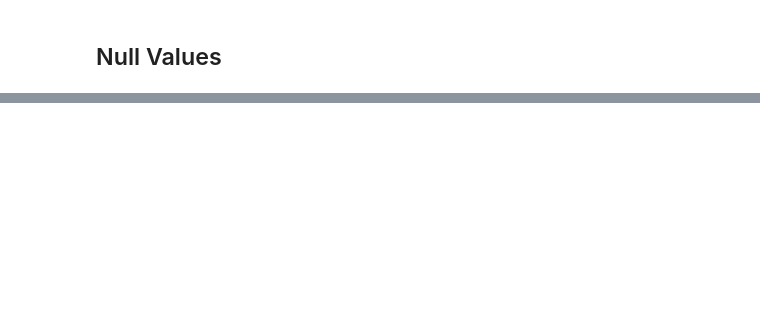
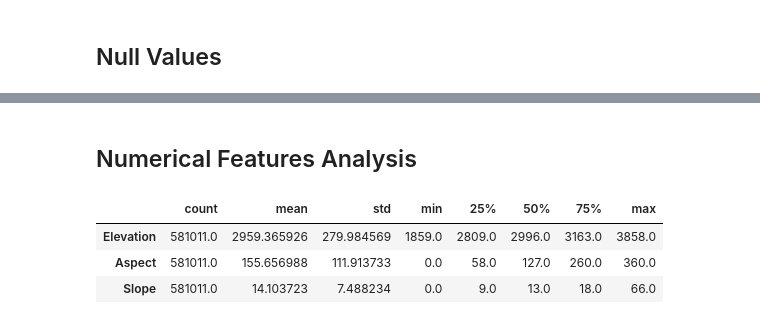
Before and after one commit to Volscente/DruidicGroveAI, a Jupyter notebook: notebooks/covertype/exploratory_data_analysis.ipynb, the cells around one changed output, grey strips where cells are left out. Drawn from its saved outputs; the diff is of its cells as text; code cells hidden in the pictures; blank space fills up the shorter version.

Commit message:
Numerical feature analysis

```diff
--- a/notebooks/covertype/exploratory_data_analysis.ipynb
+++ b/notebooks/covertype/exploratory_data_analysis.ipynb
@@ -146,0 +142,13 @@ plt.show()
+# %% [markdown]
+## Numerical Features Analysis
+# %%
+# Define raw numerical features
+raw_numerical_features = ["Elevation", "Aspect", "Slope"]
+
+# Retrieve statistical information
+covertype_data[raw_numerical_features].describe().transpose()
+# %% [output]
+|  | count | mean | std | min | 25% | 50% | 75% | max |
+| Elevation | 581011.0 | 2959.365926 | 279.984569 | 1859.0 | 2809.0 | 2996.0 | 3163.0 | 3858.0 |
+| Aspect | 581011.0 | 155.656988 | 111.913733 | 0.0 | 58.0 | 127.0 | 260.0 | 360.0 |
+| Slope | 581011.0 | 14.103723 | 7.488234 | 0.0 | 9.0 | 13.0 | 18.0 | 66.0 |
```
Also changed, not shown: parts of 5 cells of this notebook, 1 other file.
